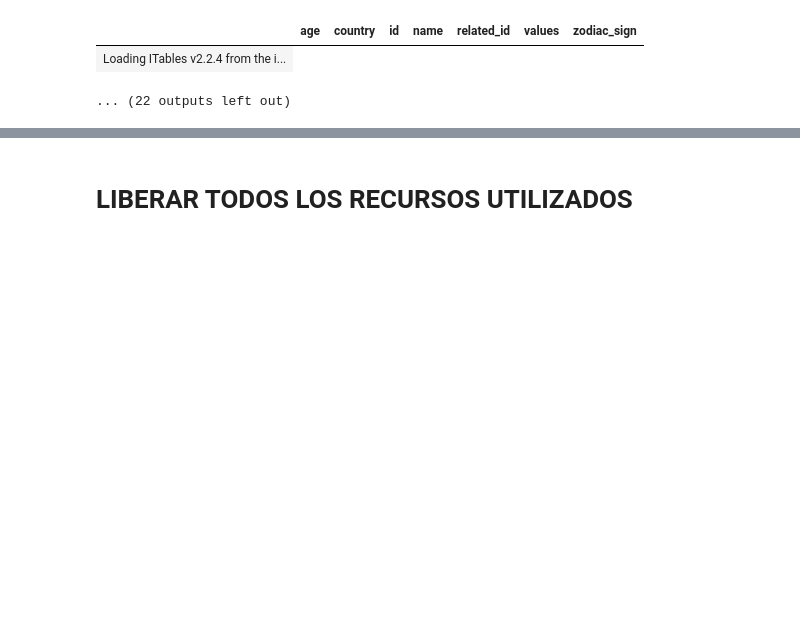
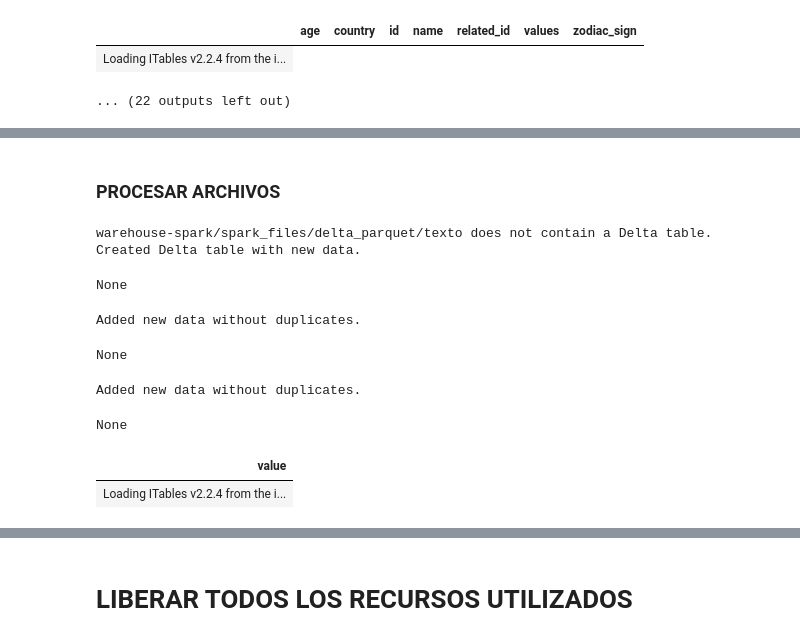
Before and after one commit to JorgeCardona/recursos, a Jupyter notebook: delta-spark/Delta Spark.ipynb, the cells around one changed output, grey strips where cells are left out. Drawn from its saved outputs; the diff is of its cells as text; code cells hidden in the pictures; blank space fills up the shorter version.

```diff
--- a/delta-spark/Delta Spark.ipynb
+++ b/delta-spark/Delta Spark.ipynb
@@ -2876,0 +2943,25 @@ Version : 5, Operation : RESTORE, Content
+# %% [markdown]
+### PROCESAR ARCHIVOS
+# %%
+# Leer el archivo de texto como un DataFrame de Spark
+df_text_1 = spark_session.read.text("documents/IngenieriaDeDatos.txt")
+df_text_2 = spark_session.read.text("documents/DeltaLake.txt")
+df_text_3 = spark_session.read.text("documents/MLOps.txt")
+
+delta_lake_text_path = "warehouse-spark/spark_files/delta_parquet/texto"
+
+# Guardar el DataFrame combinado en una tabla Delta
+for new_data_df in [df_text_1, df_text_2, df_text_3]:
+    display(write_into_delta_lake(spark_session, delta_lake_text_path, new_data_df))
+
+spark_session.read.format("delta").load(delta_lake_text_path).toPandas()
+# %% [output]
+warehouse-spark/spark_files/delta_parquet/texto does not contain a Delta table.
+Created Delta table with new data.
+None
+Added new data without duplicates.
+None
+Added new data without duplicates.
+None
+| value |
+| Loading ITables v2.2.4 from the i... |
```
Also changed, not shown: parts of 11 cells of this notebook, 1 other file.
